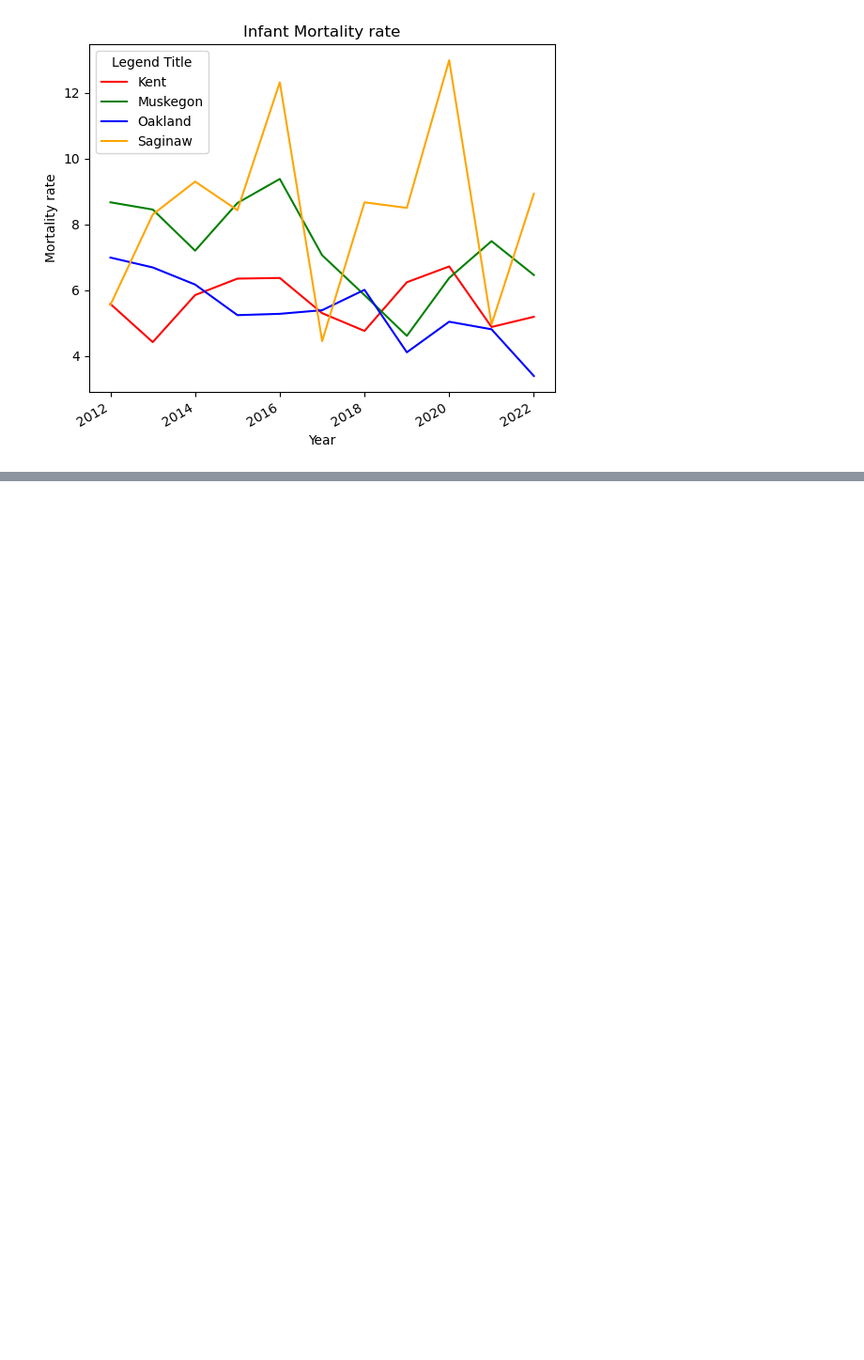
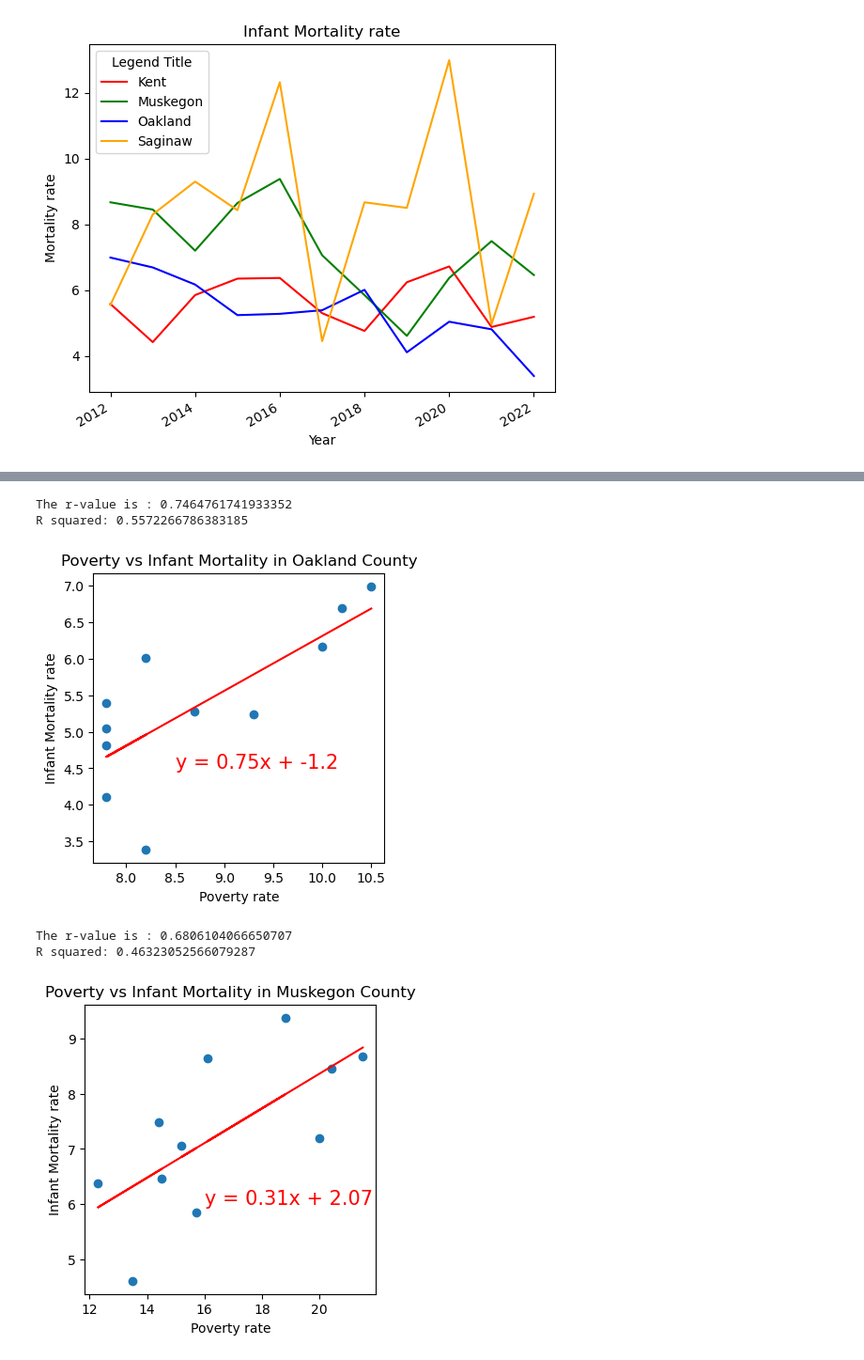
Before and after one commit to DaSamboni/project1_group3, a Jupyter notebook: MainProject.ipynb, the cells around one changed output, grey strips where cells are left out. Shown at 94% size. Cells and saved outputs as stored; diff of their text form; code cells hidden in the pictures; blank space fills up the shorter version.

```diff
--- a/MainProject.ipynb
+++ b/MainProject.ipynb
@@ -120,2 +399,52 @@ plt.show()
+# %%
+# REGRESSION PLOT BETWEEN POVERTY AND INFANT MORTALITY
+def linear_reg_plot(x_values,y_values,coordinates,titles):
+   (slope, intercept, rvalue, pvalue, stderr) = linregress(x_values, y_values)
+   regress_values = x_values * slope + intercept
+
+   line_eq = "y = " + str(round(slope,2)) + "x + " + str(round(intercept,2))
+#    print(line_eq)
+
+   # Plot scatter plot
+   plt.scatter(x_values,y_values)
+   plt.rcParams["figure.figsize"] = (4,4)
+
+# Plot regression line
+   plt.plot(x_values,regress_values,"r-")
+
+
+# Label plot
+   plt.xlabel('Poverty rate')
+   plt.ylabel('Infant Mortality rate')
+   plt.annotate(line_eq,coordinates,fontsize=15,color="red")
+   plt.title(titles)
+
+# Print r square value
+   print(f"The r-value is : {rvalue}")
+   print(f"R squared: {rvalue**2}")
+
+# Show plot
+   plt.show()
+
+
+# Oakland county
+x_values =poverty_rate1["Poverty Percent_Oakland"]
+y_values = infant_mortality_df["Oakland_mortalityrate"]
+
+linear_reg_plot(x_values,y_values,(8.5,4.5),"Poverty vs Infant Mortality in Oakland County")
+
+
+# Muskegon county
+x_values =poverty_rate1["Poverty Percent_Muskegon"]
+y_values = infant_mortality_df["Muskegon_mortalityrate"]
+
+linear_reg_plot(x_values,y_values,(16,6),"Poverty vs Infant Mortality in Muskegon County")
+# %% [output]
+The r-value is : 0.7464761741933352
+R squared: 0.5572266786383185
+[figure, added]
+The r-value is : 0.6806104066650707
+R squared: 0.46323052566079287
+[figure, added]
 # %%
 #Median Rent Over Time DF set-up (1 file)
```
Also changed, not shown: parts of 20 cells of this notebook.
